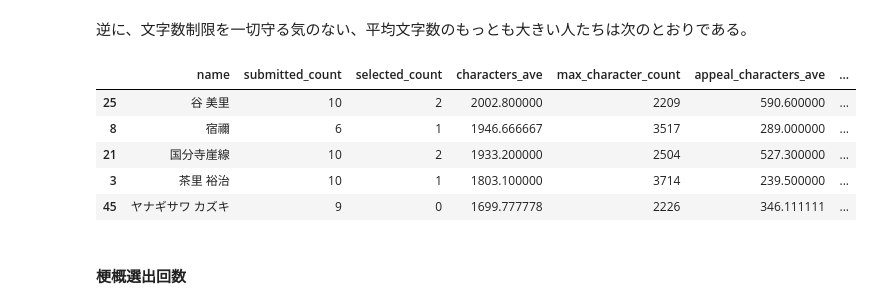
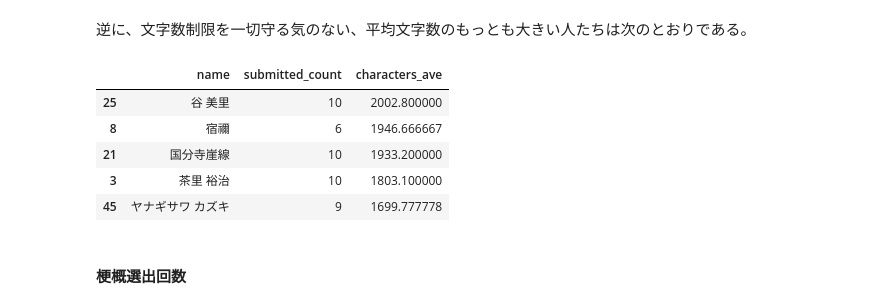
Before and after one commit to fuji-nakahara/genron-school-sf-app, a Jupyter notebook: notebook/genron-sf-2018-data-analysis.ipynb, the cells around one changed output. Drawn from its saved outputs; the diff is of its cells as text; code cells hidden in the pictures.

```diff
--- a/notebook/genron-sf-2018-data-analysis.ipynb
+++ b/notebook/genron-sf-2018-data-analysis.ipynb
@@ -532,14 +538,15 @@ student_synopses[(student_synopses.characters_ave <= 1200) & (student_synopses.s
 # %% [markdown]
 逆に、文字数制限を一切守る気のない、平均文字数のもっとも大きい人たちは次のとおりである。
 # %%
-student_synopses[student_synopses.submitted_count >= 2].sort_values(by='characters_ave', ascending=False).head()
+student_synopses[student_synopses.submitted_count >= 2][['name', 'submitted_count', 'characters_ave']] \
+    .sort_values(by='characters_ave', ascending=False).head()
 # %% [output]
-|  | name | submitted_count | selected_count | characters_ave | max_character_count | appeal_characters_ave | ... |
-| 25 | 谷 美里 | 10 | 2 | 2002.800000 | 2209 | 590.600000 | ... |
-| 8 | 宿禰 | 6 | 1 | 1946.666667 | 3517 | 289.000000 | ... |
-| 21 | 国分寺崖線 | 10 | 2 | 1933.200000 | 2504 | 527.300000 | ... |
-| 3 | 茶里 裕治 | 10 | 1 | 1803.100000 | 3714 | 239.500000 | ... |
-| 45 | ヤナギサワ カズキ | 9 | 0 | 1699.777778 | 2226 | 346.111111 | ... |
+|  | name | submitted_count | characters_ave |
+| 25 | 谷 美里 | 10 | 2002.800000 |
+| 8 | 宿禰 | 6 | 1946.666667 |
+| 21 | 国分寺崖線 | 10 | 1933.200000 |
+| 3 | 茶里 裕治 | 10 | 1803.100000 |
+| 45 | ヤナギサワ カズキ | 9 | 1699.777778 |
 # %% [markdown]
 #### 梗概選出回数
 # %% [markdown]
```
Also changed, not shown: parts of 10 cells of this notebook.
